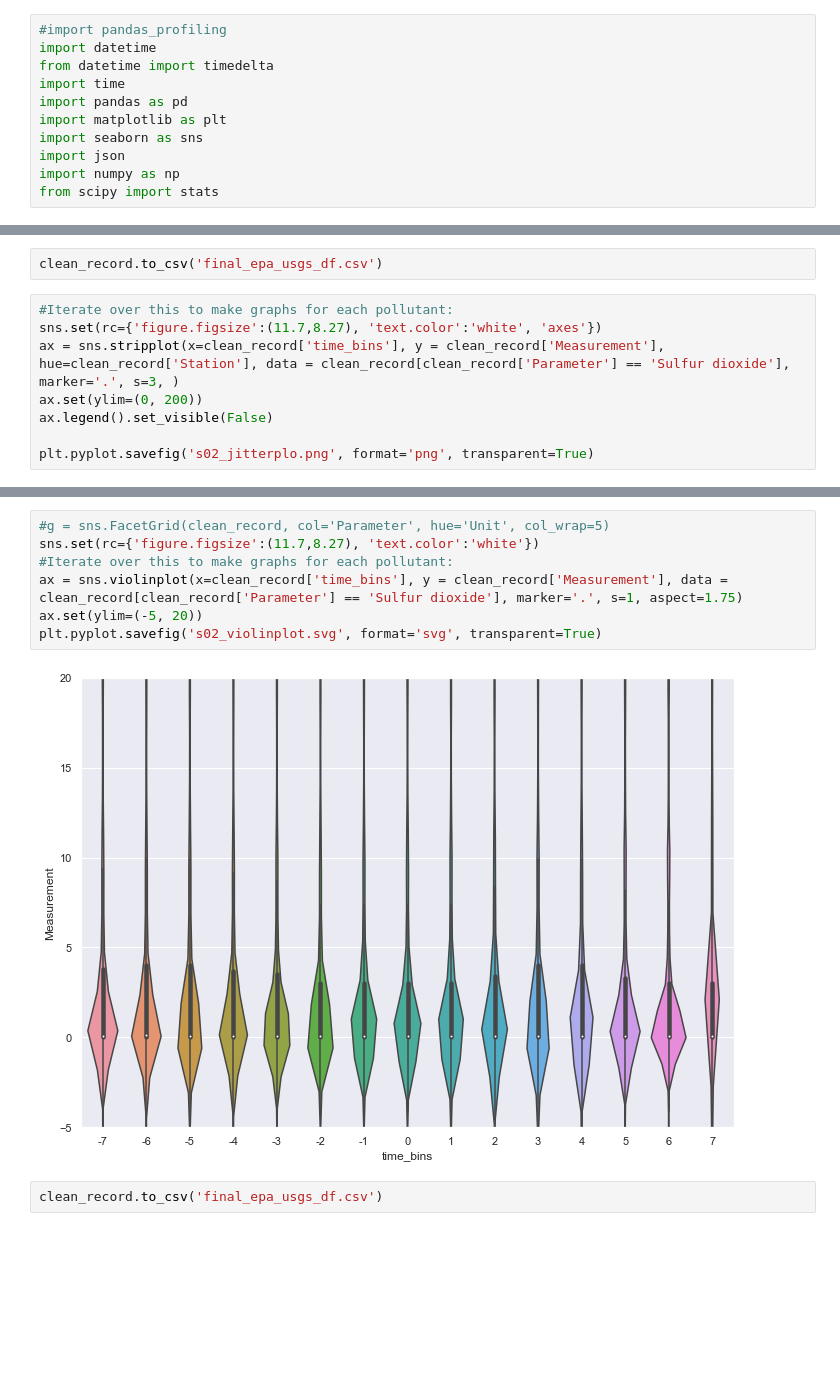
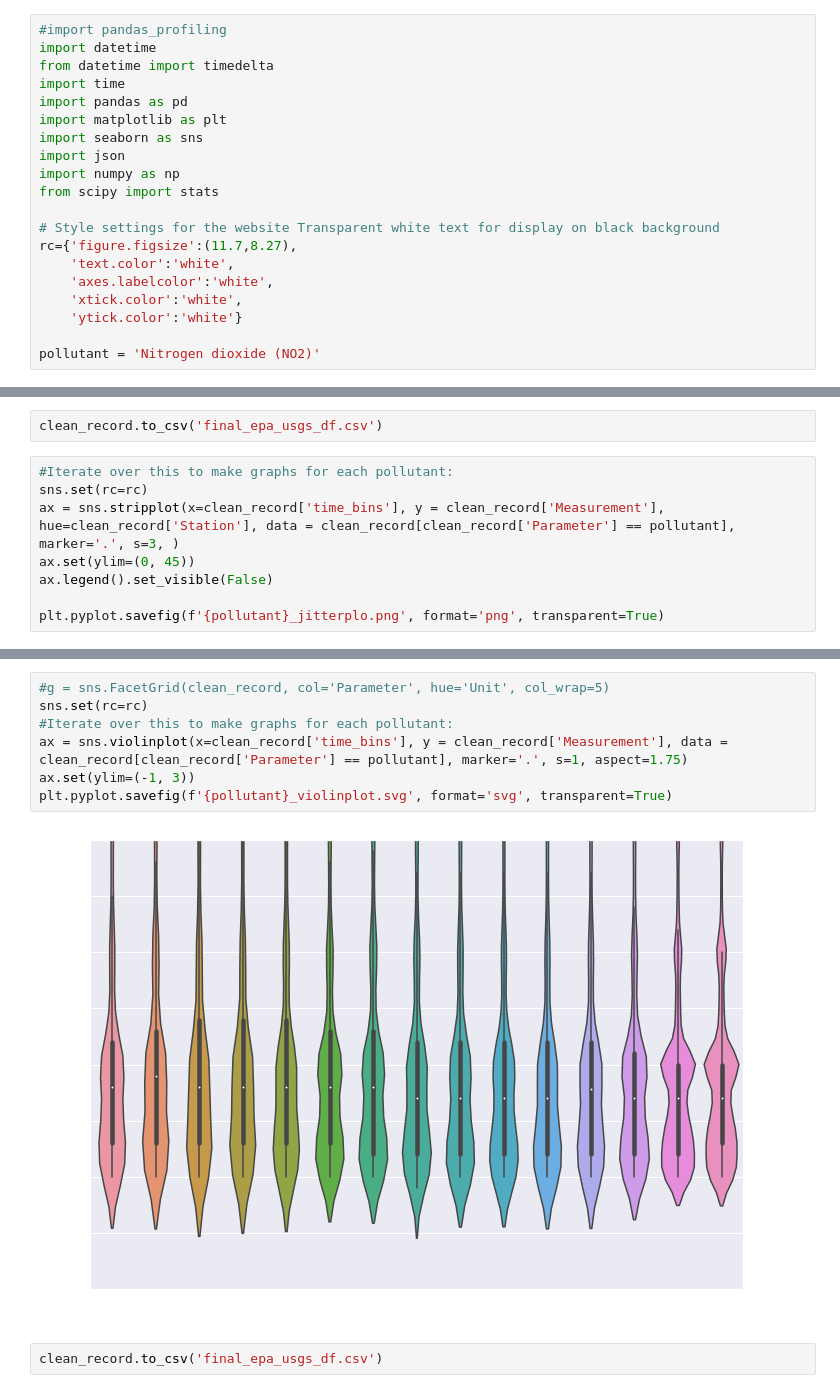
Before and after one commit to juanitovaldez/volcano, a Jupyter notebook: backupvizhacking.ipynb, the cells around one changed output, grey strips where cells are left out. Saved outputs shown, nothing was run; the diff lists cells and outputs as text; blank space fills up the shorter version.

Commit message:
some additional viz stuff for the website

```diff
--- a/backupvizhacking.ipynb
+++ b/backupvizhacking.ipynb
@@ -9,6 +9,15 @@ import seaborn as sns
 import json
 import numpy as np
 from scipy import stats
+
+# Style settings for the website Transparent white text for display on black background
+rc={'figure.figsize':(11.7,8.27),
+    'text.color':'white',
+    'axes.labelcolor':'white',
+    'xtick.color':'white',
+    'ytick.color':'white'}
+
+pollutant = 'Nitrogen dioxide (NO2)'
 # %%
 ## Import files:
 
@@ -67,10 +76,10 @@ pollutant_list
 clean_record.to_csv('final_epa_usgs_df.csv')
 # %%
 #Iterate over this to make graphs for each pollutant:
-sns.set(rc={'figure.figsize':(11.7,8.27), 'text.color':'white', 'axes'})
-ax = sns.stripplot(x=clean_record['time_bins'], y = clean_record['Measurement'], hue=clean_record['Station'], data = clean_record[clean_record['Parameter'] == 'Sulfur dioxide'], marker='.', s=3, )
-ax.set(ylim=(0, 200))
+sns.set(rc=rc)
+ax = sns.stripplot(x=clean_record['time_bins'], y = clean_record['Measurement'], hue=clean_record['Station'], data = clean_record[clean_record['Parameter'] == pollutant], marker='.', s=3, )
+ax.set(ylim=(0, 45))
 ax.legend().set_visible(False)
 
-plt.pyplot.savefig('s02_jitterplo.png', format='png', transparent=True)
+plt.pyplot.savefig(f'{pollutant}_jitterplo.png', format='png', transparent=True)
 # %% [output]
@@ -78,12 +87,12 @@ SyntaxError: invalid syntax (<ipython-input-12-0704938a1167>, line 2)
 # %%
 #g = sns.FacetGrid(clean_record, col='Parameter', hue='Unit', col_wrap=5)
-sns.set(rc={'figure.figsize':(11.7,8.27), 'text.color':'white'})
+sns.set(rc=rc)
 #Iterate over this to make graphs for each pollutant:
-ax = sns.violinplot(x=clean_record['time_bins'], y = clean_record['Measurement'], data = clean_record[clean_record['Parameter'] == 'Sulfur dioxide'], marker='.', s=1, aspect=1.75)
-ax.set(ylim=(-5, 20))
-plt.pyplot.savefig('s02_violinplot.svg', format='svg', transparent=True)
+ax = sns.violinplot(x=clean_record['time_bins'], y = clean_record['Measurement'], data = clean_record[clean_record['Parameter'] == pollutant], marker='.', s=1, aspect=1.75)
+ax.set(ylim=(-1, 3))
+plt.pyplot.savefig(f'{pollutant}_violinplot.svg', format='svg', transparent=True)
 # %% [output]
-[figure, old version]
+[figure, new version]
 # %%
 clean_record.to_csv('final_epa_usgs_df.csv')
 # %%
```
Also changed, not shown: parts of 5 cells of this notebook, 12 other files.
